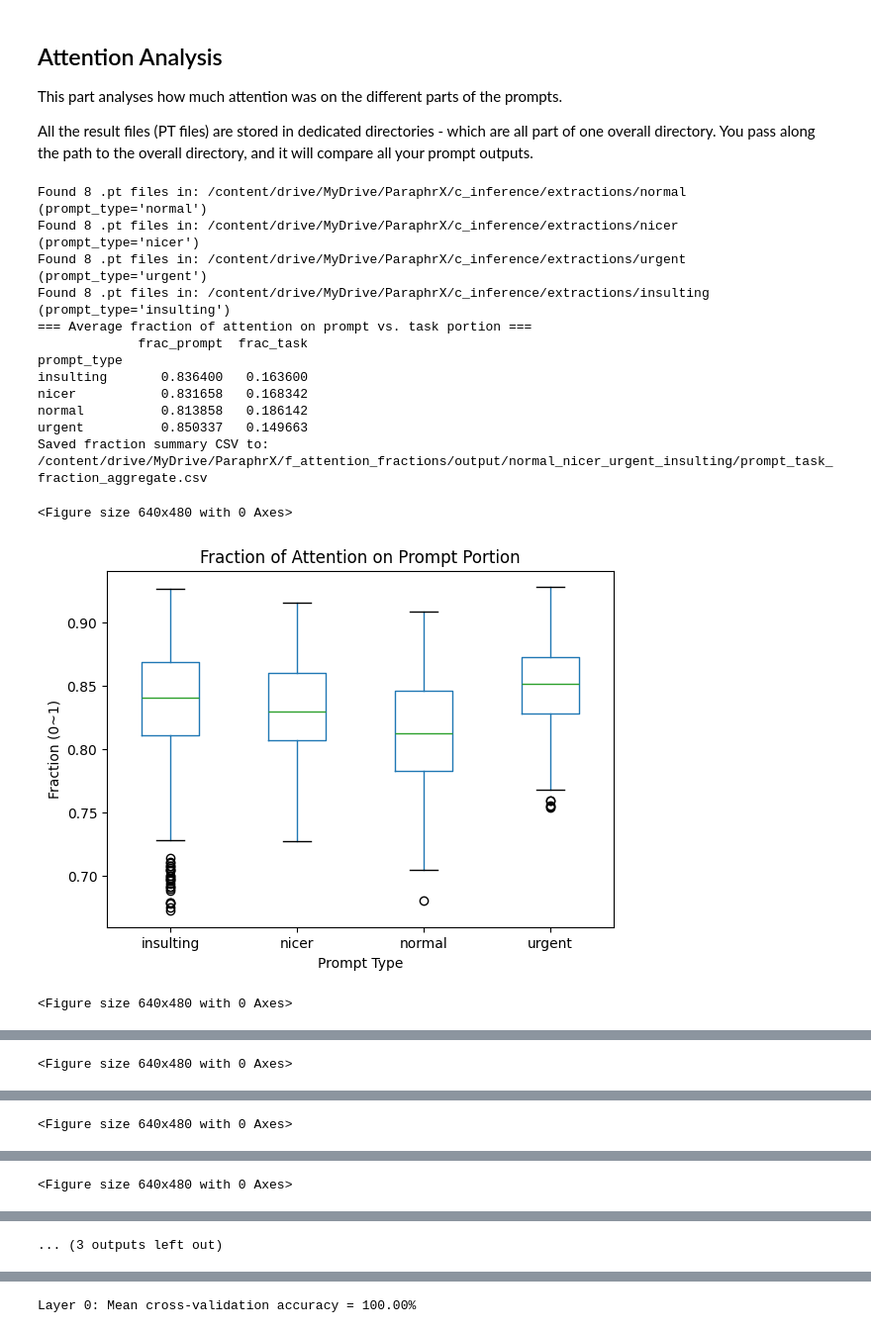
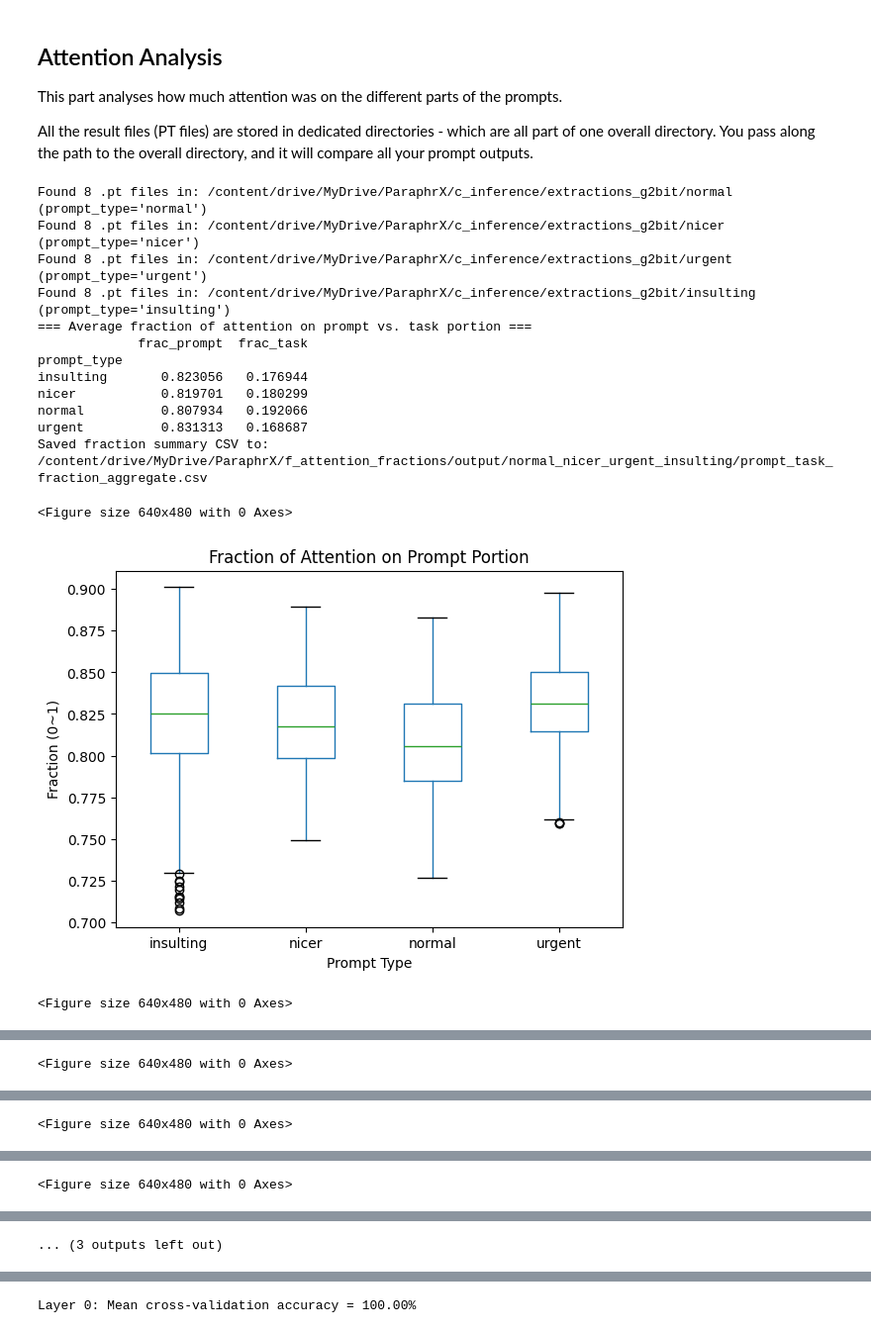
Before and after one commit to IdaCy/ParaphrX, a Jupyter notebook: notebooks/maths_paraphrase_line.ipynb, the cells around one changed output, grey strips where cells are left out. Shown: that part at 99% size. Cells and saved outputs as stored; diff of their text form; code cells hidden in the pictures.

```diff
--- a/notebooks/maths_paraphrase_line.ipynb
+++ b/notebooks/maths_paraphrase_line.ipynb
@@ -138,3 +129,16 @@ VBox(children=(HTML(value='<center> <img\nsrc=https://huggingface.co/front/asset
+# %%
+!pip install huggingface_hub --quiet
+from huggingface_hub import login
+
+# Login to huggingface through token
+# If you don't have a token secret yet: uncomment this and put your token in
+# !echo "<token>" >> /content/drive/MyDrive/.secrets/hf_token.txt
+
+with open('/content/drive/MyDrive/.secrets/hf_token.txt') as f:
+    hf_token = f.read().strip()
+
+# Login with the token
+login(token=hf_token)
 # %% [markdown]
 # Logging Setup
 
@@ -193,9 +197,9 @@ With the below script, we download the model weights _once_, they are then store
 Don't forget exchanging the `None` with your own Huggingface Token (hf_token)!
 # %%
 model, tokenizer = load_model(
-    model_name="google/gemma-2-9b-it",
+    model_name="google/gemma-2-2b-it",
     use_bfloat16=True,
-    hf_token="",
+    hf_token=hf_token,
     logger=logger
 )
 # %% [markdown]
@@ -209,7 +213,7 @@ You can now run inference on your scripts. It extracts:
 # %%
 # Setup for all inference runs
 jfile = "a_data/maths.json"
-out_dir = "/content/drive/MyDrive/ParaphrX/c_inference/extractions/"
+out_dir = "/content/drive/MyDrive/ParaphrX/c_inference/extractions_g2bit/"
 batch_size = 128
 
 # Make the directory in drive to save results
@@ -349,26 +358,26 @@ All the result files (PT files) are stored in dedicated directories - which are
 # %%
 from f_attention_fractions.run_scripts.dirs_eval import run_attention_extraction
 !mkdir -p "/content/drive/MyDrive/ParaphrX/f_attention_fractions/output"
 
 run_attention_extraction(
     tokenizer=tokenizer,
-    extraction_base_dir="/content/drive/MyDrive/ParaphrX/c_inference/extractions",
+    extraction_base_dir="/content/drive/MyDrive/ParaphrX/c_inference/extractions_g2bit/",
     prompt_types="normal nicer urgent insulting",
     output_dir="/content/drive/MyDrive/ParaphrX/f_attention_fractions/output"
 )
 # %% [output]
-Found 8 .pt files in: /content/drive/MyDrive/ParaphrX/c_inference/extractions/normal (prompt_type='normal')
-Found 8 .pt files in: /content/drive/MyDrive/ParaphrX/c_inference/extractions/nicer (prompt_type='nicer')
-Found 8 .pt files in: /content/drive/MyDrive/ParaphrX/c_inference/extractions/urgent (prompt_type='urgent')
-Found 8 .pt files in: /content/drive/MyDrive/ParaphrX/c_inference/extractions/insulting (prompt_type='insulting')
+Found 8 .pt files in: /content/drive/MyDrive/ParaphrX/c_inference/extractions_g2bit/normal (prompt_type='normal')
+Found 8 .pt files in: /content/drive/MyDrive/ParaphrX/c_inference/extractions_g2bit/nicer (prompt_type='nicer')
+Found 8 .pt files in: /content/drive/MyDrive/ParaphrX/c_inference/extractions_g2bit/urgent (prompt_type='urgent')
+Found 8 .pt files in: /content/drive/MyDrive/ParaphrX/c_inference/extractions_g2bit/insulting (prompt_type='insulting')
 === Average fraction of attention on prompt vs. task portion ===
              frac_prompt  frac_task
 prompt_type
-insulting       0.836400   0.163600
-nicer           0.831658   0.168342
-normal          0.813858   0.186142
-urgent          0.850337   0.149663
+insulting       0.823056   0.176944
+nicer           0.819701   0.180299
+normal          0.807934   0.192066
+urgent          0.831313   0.168687
 Saved fraction summary CSV to: /content/drive/MyDrive/ParaphrX/f_attention_fractions/output/normal_nicer_urgent_insulting/prompt_task_fraction_aggregate.csv
 <Figure size 640x480 with 0 Axes>
-[figure, old version]
+[figure, new version]
 <Figure size 640x480 with 0 Axes>
```
Also changed, not shown: parts of 19 cells of this notebook.
